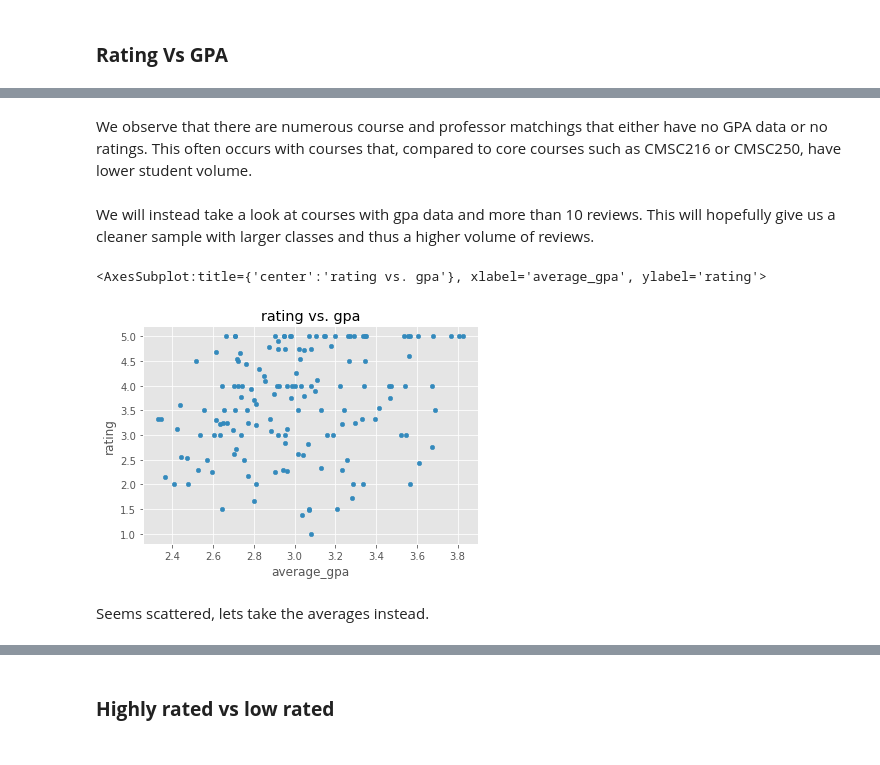
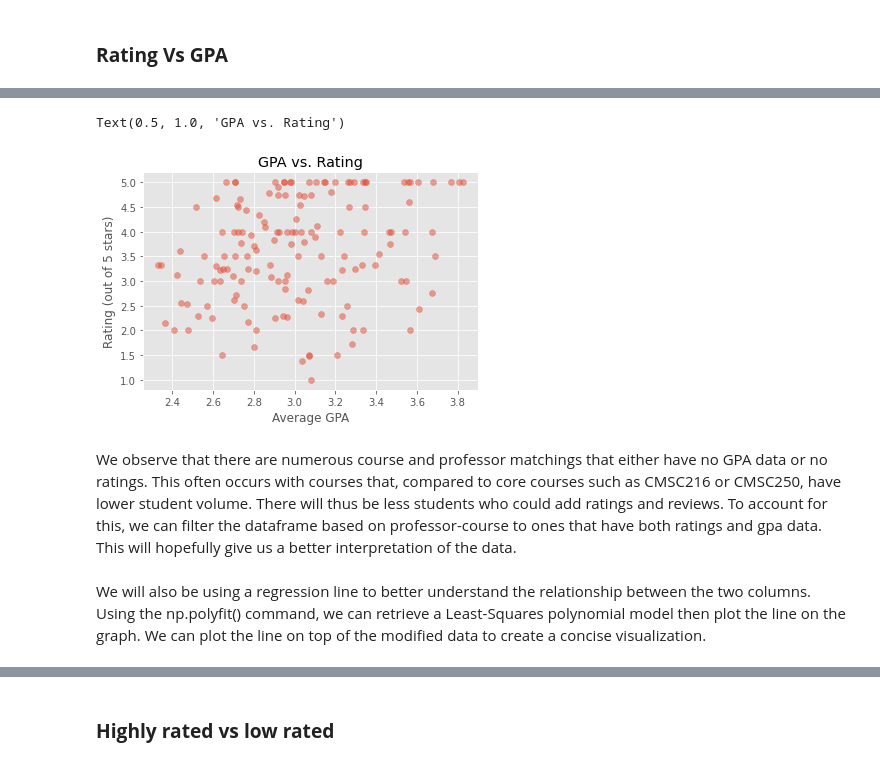
Before and after one commit to adamy03/course_analysis, a Jupyter notebook: course_analysis.ipynb, the cells around one changed output, grey strips where cells are left out. Saved outputs shown, nothing was run; the diff lists cells and outputs as text; code cells hidden in the pictures.

```diff
--- a/course_analysis.ipynb
+++ b/course_analysis.ipynb
@@ -200,3 +255,17 @@ cdf.plot.scatter("average_gpa", "rating", title="rating vs. class gpa")
+# %%
+plt.scatter(
+    cdf["average_gpa"],
+    cdf["rating"],
+    alpha=0.5)
+
+plt.xlabel("Average GPA")
+plt.ylabel("Rating (out of 5 stars)")
+plt.title("GPA vs. Rating")
+# %% [output]
+Text(0.5, 1.0, 'GPA vs. Rating')
+[figure, added]
 # %% [markdown]
-We observe that there are numerous course and professor matchings that either have no GPA data or no ratings. This often occurs with courses that, compared to core courses such as CMSC216 or CMSC250, have lower student volume.
+We observe that there are numerous course and professor matchings that either have no GPA data or no ratings. This often occurs with courses that, compared to core courses such as CMSC216 or CMSC250, have lower student volume. There will thus be less students who could add ratings and reviews. To account for this, we can filter the dataframe based on professor-course to ones that have both ratings and gpa data. This will hopefully give us a better interpretation of the data.
+# %% [markdown]
+We will also be using a regression line to better understand the relationship between the two columns. Using the np.polyfit() command, we can retrieve a Least-Squares polynomial model then plot the line on the graph. We can plot the line on top of the modified data to create a concise visualization.
 # %%
@@ -204,9 +272,0 @@ cdf = cdf.loc[(cdf["average_gpa"] != -1) & (cdf["rating"] > 0), :]
-# %% [markdown]
-We will instead take a look at courses with gpa data and more than 10 reviews. This will hopefully give us a cleaner sample with larger classes and thus a higher volume of reviews.
-# %%
-cdf.plot.scatter("average_gpa", "rating", title="rating vs. gpa")
-# %% [output]
-<AxesSubplot:title={'center':'rating vs. gpa'}, xlabel='average_gpa', ylabel='rating'>
-[figure, removed]
-# %% [markdown]
-Seems scattered, lets take the averages instead.
```
Also changed, not shown: parts of 39 cells of this notebook.
